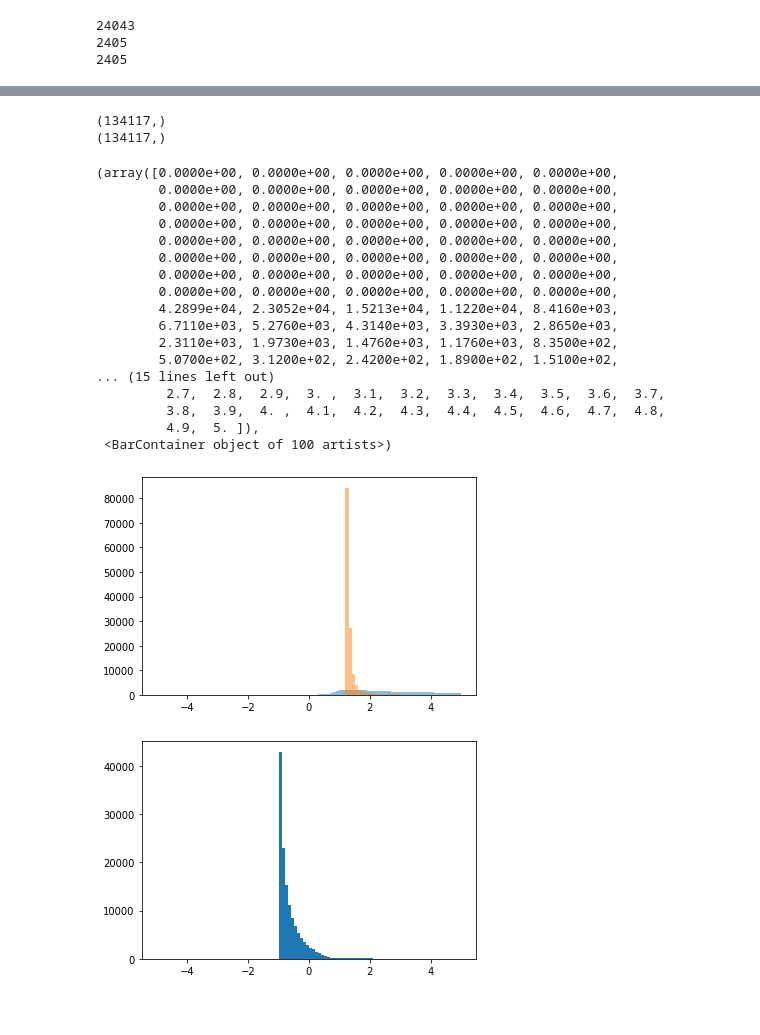
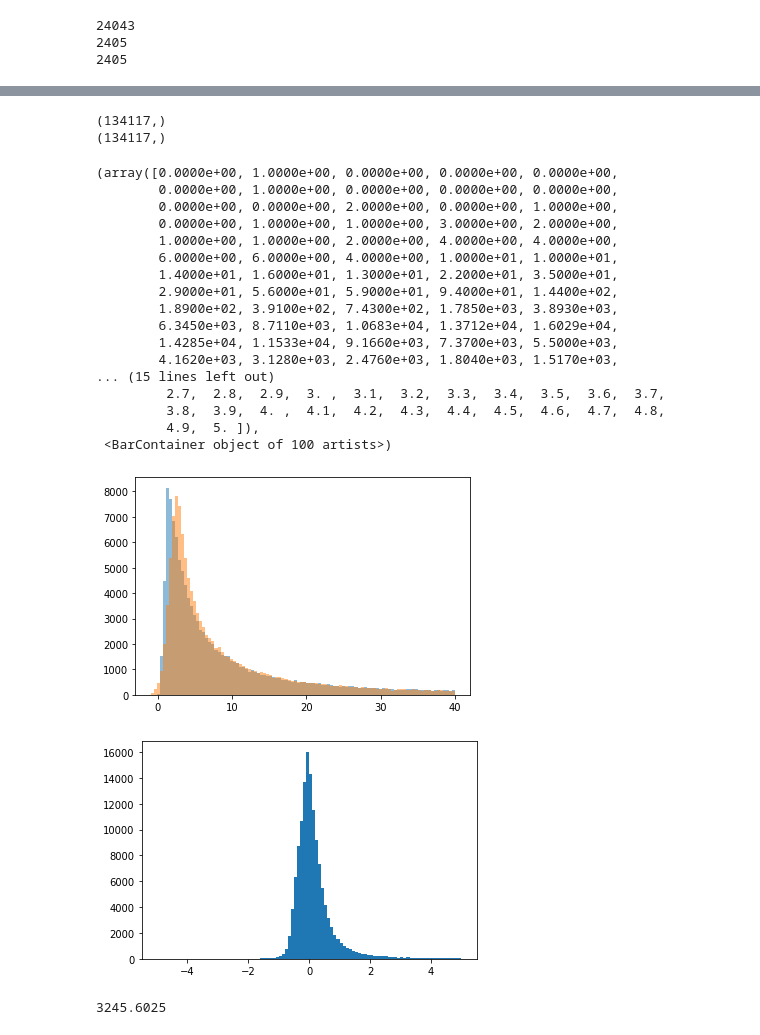
Before and after one commit to stsan9/AnomalyDetection4Jets, a Jupyter notebook: code/GNN_geom.ipynb, the cells around one changed output, grey strips where cells are left out. Drawn from its saved outputs; the diff is of its cells as text; code cells hidden in the pictures.

```diff
--- a/code/GNN_geom.ipynb
+++ b/code/GNN_geom.ipynb
@@ -129,6 +129,8 @@ def train(model, optimizer, loader, total, batch_size):
         optimizer.step()
 
     return sum_loss/(i+1)
+# %%
+n_epochs = 20
 # %%
 stale_epochs = 0
 best_valid_loss = 99999
@@ -140,7 +142,7 @@ for epoch in range(0, n_epochs):
 
     if valid_loss < best_valid_loss:
         best_valid_loss = valid_loss
-        modpath = osp.join(os.getcwd(),model_fname+'.best.pth')
+        modpath = osp.join('/anomalyvol/models/gnn/',model_fname+'.best.pth')
         print('New best model saved to:',modpath)
         torch.save(model.state_dict(),modpath)
         stale_epochs = 0
@@ -167,44 +203,48 @@ for i, data in t:
 # %%
 diff = []
 output_px = []
 input_px = []
 for i in range(len(input_x)):
     diff.append(((output_x[i][:,3]-input_x[i][:,3])/input_x[i][:,3]).flatten())
     output_px.append(output_x[i][:,3].flatten())
     input_px.append(input_x[i][:,3].flatten())
 
 all_diff = np.concatenate(diff)
 all_input_px = np.concatenate(input_px)
 all_output_px = np.concatenate(output_px)
 
 print(all_input_px.shape)
 print(all_output_px.shape)
 
 plt.figure()
-plt.hist(all_input_px, bins=np.linspace(-5, 5, 101),alpha=0.5)
-plt.hist(all_output_px, bins=np.linspace(-5, 5, 101),alpha=0.5)
+plt.hist(all_input_px, bins=np.linspace(-1, 40, 101),alpha=0.5)
+plt.hist(all_output_px, bins=np.linspace(-1, 40, 101),alpha=0.5)
 
 plt.figure()
 plt.hist(all_diff, bins=np.linspace(-5, 5, 101))
 # %% [output]
 (134117,)
 (134117,)
-(array([0.0000e+00, 0.0000e+00, 0.0000e+00, 0.0000e+00, 0.0000e+00,
-        0.0000e+00, 0.0000e+00, 0.0000e+00, 0.0000e+00, 0.0000e+00,
-        0.0000e+00, 0.0000e+00, 0.0000e+00, 0.0000e+00, 0.0000e+00,
-        0.0000e+00, 0.0000e+00, 0.0000e+00, 0.0000e+00, 0.0000e+00,
-        0.0000e+00, 0.0000e+00, 0.0000e+00, 0.0000e+00, 0.0000e+00,
-        0.0000e+00, 0.0000e+00, 0.0000e+00, 0.0000e+00, 0.0000e+00,
-        0.0000e+00, 0.0000e+00, 0.0000e+00, 0.0000e+00, 0.0000e+00,
-        0.0000e+00, 0.0000e+00, 0.0000e+00, 0.0000e+00, 0.0000e+00,
-        4.2899e+04, 2.3052e+04, 1.5213e+04, 1.1220e+04, 8.4160e+03,
-        6.7110e+03, 5.2760e+03, 4.3140e+03, 3.3930e+03, 2.8650e+03,
-        2.3110e+03, 1.9730e+03, 1.4760e+03, 1.1760e+03, 8.3500e+02,
-        5.0700e+02, 3.1200e+02, 2.4200e+02, 1.8900e+02, 1.5100e+02,
+(array([0.0000e+00, 1.0000e+00, 0.0000e+00, 0.0000e+00, 0.0000e+00,
+        0.0000e+00, 1.0000e+00, 0.0000e+00, 0.0000e+00, 0.0000e+00,
+        0.0000e+00, 0.0000e+00, 2.0000e+00, 0.0000e+00, 1.0000e+00,
+        0.0000e+00, 1.0000e+00, 1.0000e+00, 3.0000e+00, 2.0000e+00,
+        1.0000e+00, 1.0000e+00, 2.0000e+00, 4.0000e+00, 4.0000e+00,
+        6.0000e+00, 6.0000e+00, 4.0000e+00, 1.0000e+01, 1.0000e+01,
+        1.4000e+01, 1.6000e+01, 1.3000e+01, 2.2000e+01, 3.5000e+01,
+        2.9000e+01, 5.6000e+01, 5.9000e+01, 9.4000e+01, 1.4400e+02,
+        1.8900e+02, 3.9100e+02, 7.4300e+02, 1.7850e+03, 3.8930e+03,
+        6.3450e+03, 8.7110e+03, 1.0683e+04, 1.3712e+04, 1.6029e+04,
+        1.4285e+04, 1.1533e+04, 9.1660e+03, 7.3700e+03, 5.5000e+03,
+        4.1620e+03, 3.1280e+03, 2.4760e+03, 1.8040e+03, 1.5170e+03,
 ... (15 lines left out)
          2.7,  2.8,  2.9,  3. ,  3.1,  3.2,  3.3,  3.4,  3.5,  3.6,  3.7,
          3.8,  3.9,  4. ,  4.1,  4.2,  4.3,  4.4,  4.5,  4.6,  4.7,  4.8,
          4.9,  5. ]),
  <BarContainer object of 100 artists>)
-[figure, old version]
+[figure, new version]
-[figure, old version]
+[figure, new version]
+# %%
+max(all_input_px)
+# %% [output]
+3245.6025
```
Also changed, not shown: parts of 1 cell of this notebook.
